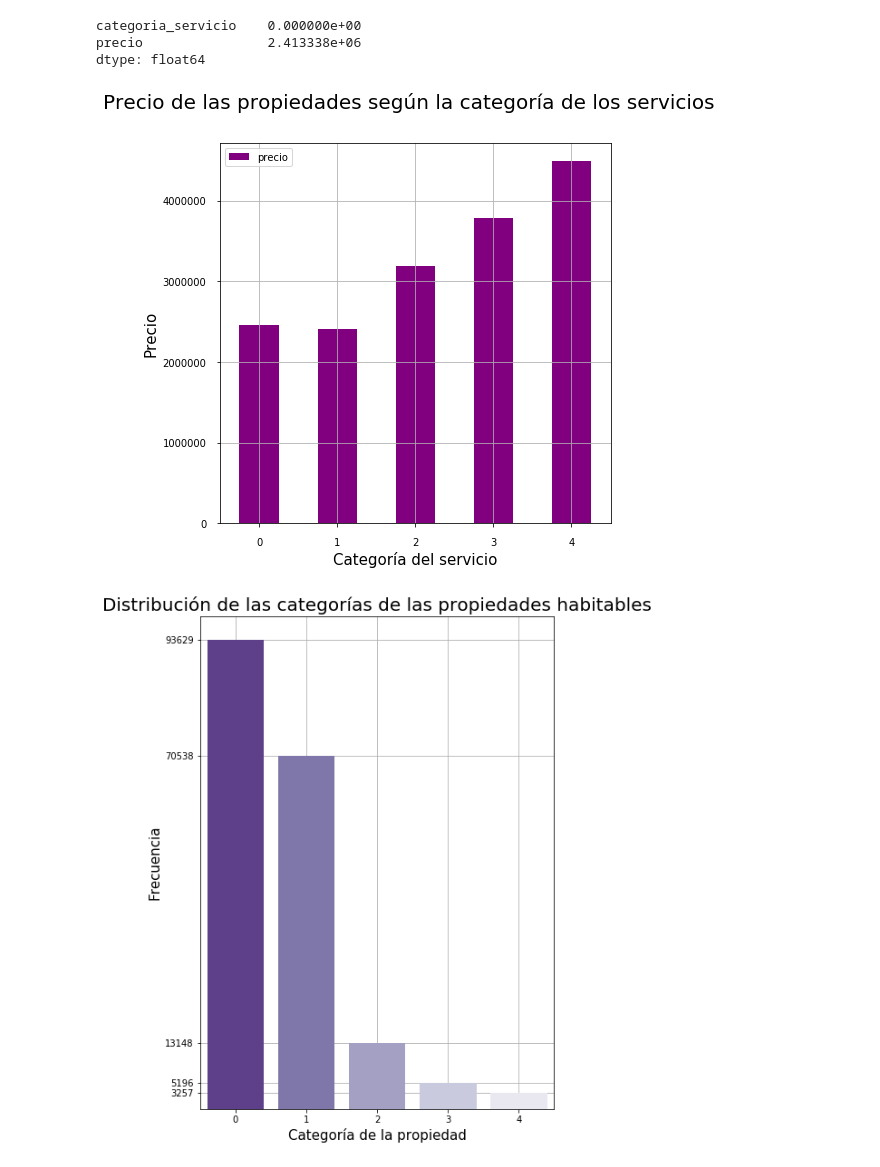
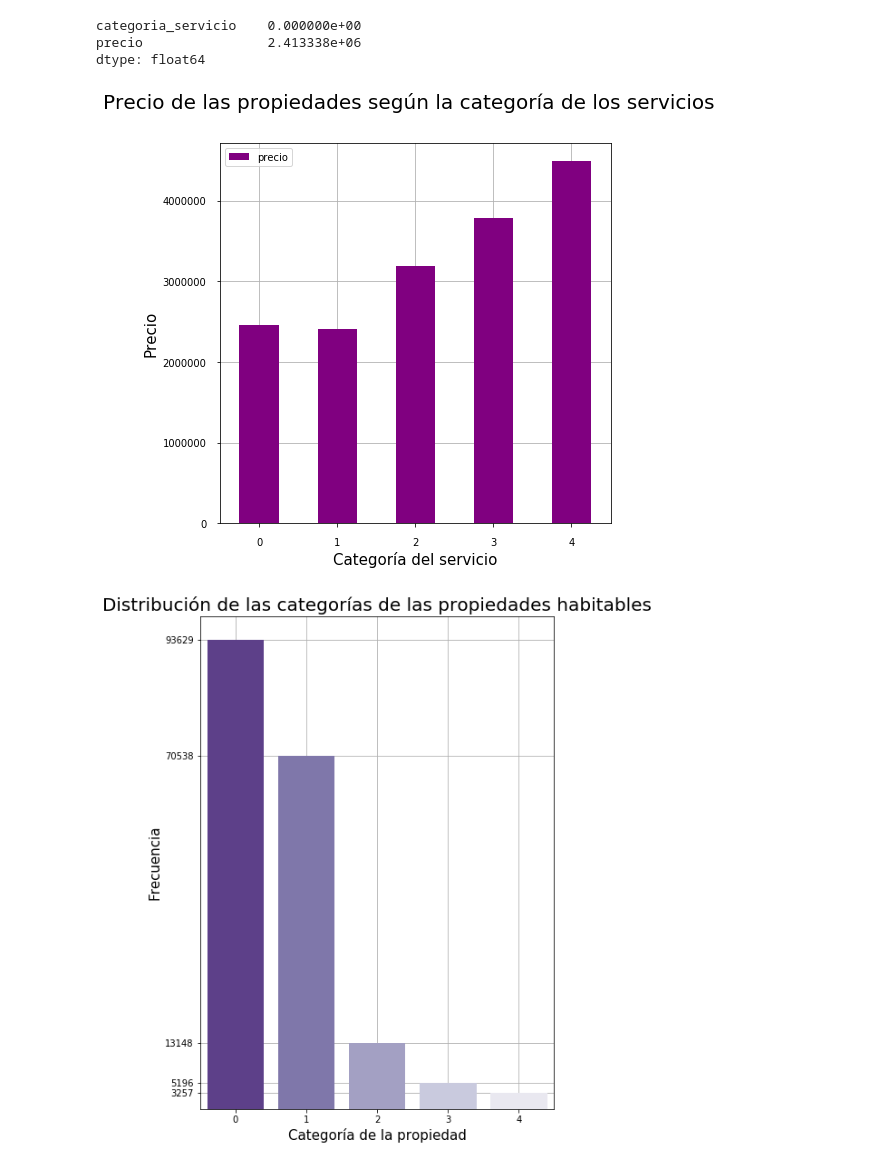
Before and after one commit to lorenzolgz/orgadatostp1, a Jupyter notebook: Análisis_Ailu.ipynb, the cells around one changed output. Drawn from its saved outputs; the diff is of its cells as text; code cells hidden in the pictures.

```diff
--- a/Análisis_Ailu.ipynb
+++ b/Análisis_Ailu.ipynb
@@ -434,17 +434,18 @@ dtype: float64
 # %%
 fig, ax1 = plt.subplots() # prepara un gráfico de matplotlib
 serviciovsprecio_df.plot("categoria_servicio", "precio", kind="bar", ax=ax1, figsize=(7,7), color='purple')
 
 # realiza ajustes al gráfico con matplotlib:
 ax1.grid()
+ax1.set_axisbelow(True)
 ax1.set_ylabel("Precio", fontsize=15)
 ax1.set_xlabel("Categoría del servicio", fontsize=15)
 ax1.tick_params(labelsize=10, pad=10, rotation=0)
 fig.suptitle('Precio de las propiedades según la categoría de los servicios', fontsize=20)
 
 plt.savefig('/home/ailen-magali/Documentos/precio_por_categorias.png', bbox_inches = 'tight', pad_inches = 0.1)
 # %% [output]
-[figure, old version]
+[figure, new version]
 # %%
 plt.figure(figsize=(7,10))
 g=sns.countplot(x='categoria_servicio', data=df_habitables, palette='Purples_r', log=False, order=df_habitables['categoria_servicio'].value_counts().index)
```
Also changed, not shown: 1 other file.
